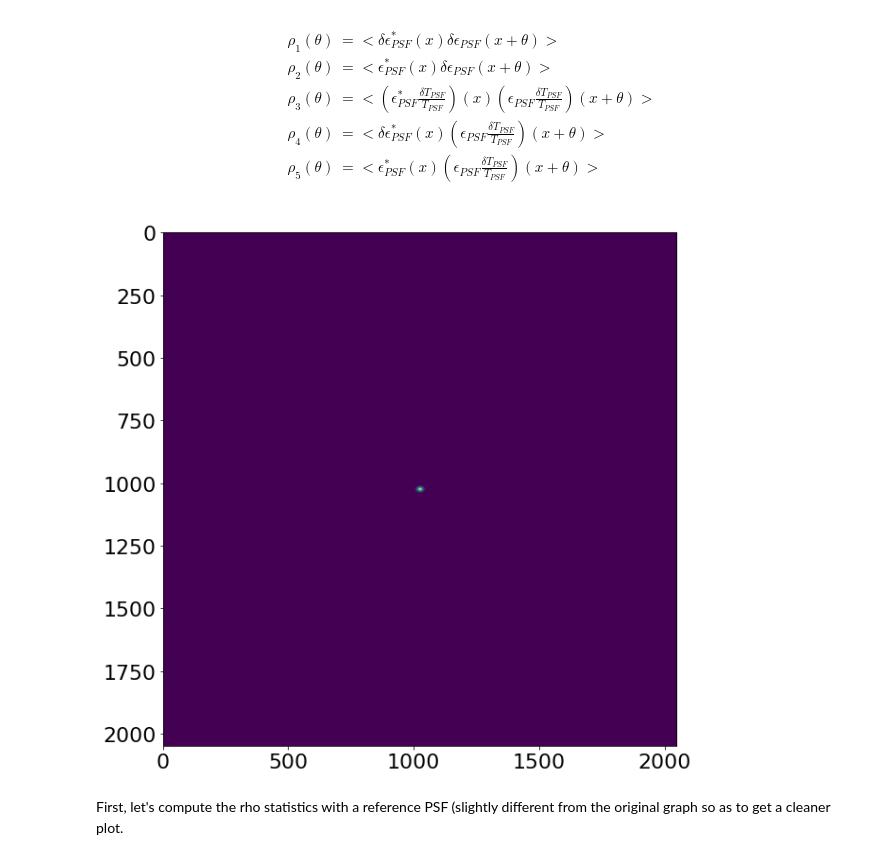
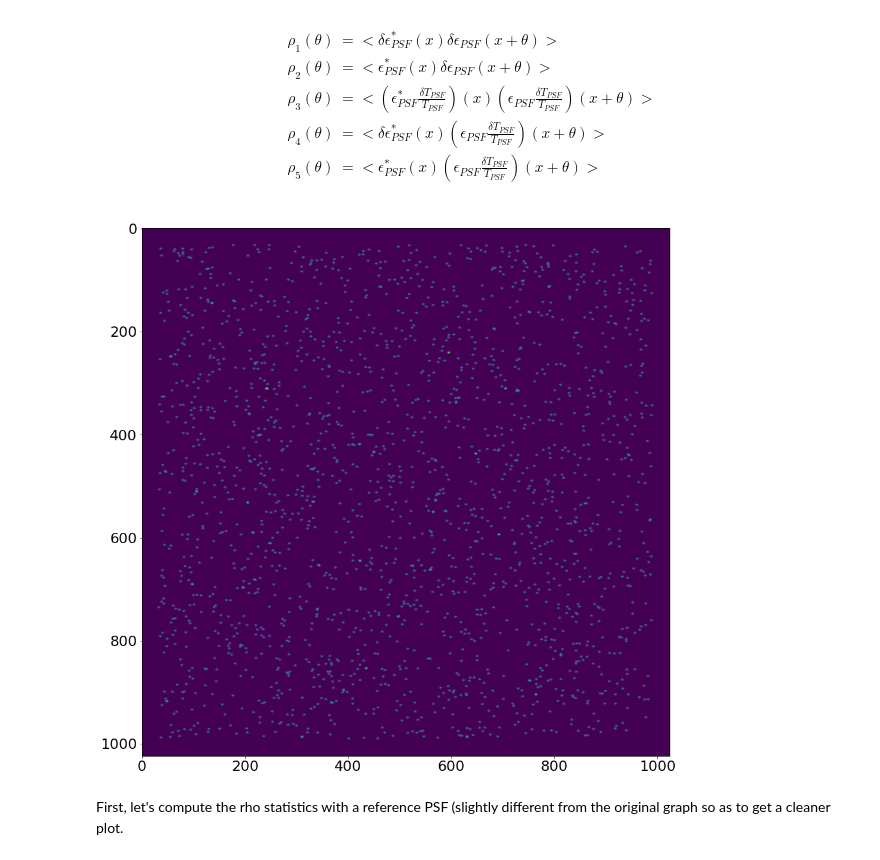
Before and after one commit to CosmoStat/Shear-and-PSF-Reading-Group, a Jupyter notebook: shearbook/psf/rho-statistics.ipynb, the cells around one changed output. Saved outputs shown, nothing was run; the diff lists cells and outputs as text; code cells hidden in the pictures.

Commit message:
Fix stars not drawn correctly

```diff
--- a/shearbook/psf/rho-statistics.ipynb
+++ b/shearbook/psf/rho-statistics.ipynb
@@ -105,18 +105,20 @@ import piff
 import matplotlib.pyplot as plt
 plt.rcParams.update({'font.size': 22})
 
-def setup(sigma = 1.3,g1 = 0.15,g2 = 0,du = 0,dv = 0,flux = 123.45,stamp_size=2048,n_stars=5000):
+def setup(sigma = 1.3,g1 = 0.15,g2 = 0,du = 0,dv = 0,flux = 123.45,stamp_size=2048,n_stars=5000,point_array=None,plot=False):
     """Build an input image and catalog used by a few tests below.
     """
-    wcs = galsim.TanWCS(
-            #galsim.AffineTransform(0.2, 0.05, -0.08, -0.24, galsim.PositionD(1024,1024)),
-            galsim.AffineTransform(0.2, 0., 0., 0.2, galsim.PositionD(stamp_size,stamp_size)),
-            galsim.CelestialCoord(5 * galsim.arcmin, -25 * galsim.degrees)
-            )
+    #wcs = galsim.TanWCS(
+    #        #galsim.AffineTransform(0.2, 0.05, -0.08, -0.24, galsim.PositionD(1024,1024)),
+    #        galsim.AffineTransform(1, 0., 0., 1, galsim.PositionD(stamp_size,stamp_size)),
+    #        galsim.CelestialCoord(5 * galsim.arcmin, -25 * galsim.degrees)
+    #        )
+    wcs = galsim.PixelScale(1.0)
     image = galsim.Image(stamp_size, stamp_size, wcs=wcs)
 
     # Where to put the stars.
-    point_array = np.round(np.random.uniform(33,stamp_size-33,size=(n_stars,2)),2)
+    if point_array is None:
+        point_array = np.round(np.random.uniform(33,stamp_size-33,size=(n_stars,2)),2)
 
     x_list = point_array[:,0]
     y_list = point_array[:,1]
@@ -127,12 +129,13 @@ def setup(sigma = 1.3,g1 = 0.15,g2 = 0,du = 0,dv = 0,flux = 123.45,stamp_size=20
         image2 = galsim.Image(stamp_size, stamp_size, wcs=wcs)
         bounds = galsim.BoundsI(int(x-31), int(x+32), int(y-31), int(y+32))
         offset = galsim.PositionD(x-int(x)-0.5, y-int(y)-0.5)
-        psf.drawImage(image=image2, method='no_pixel', offset=offset)
+        psf.drawImage(image=image2[bounds], method='no_pixel', offset=offset)
         image += image2
-    image.addNoise(galsim.GaussianNoise(rng=galsim.BaseDeviate(1234), sigma=1e-6))
-    plt.figure(figsize=(10,10))
-    plt.imshow(image.array)
-    plt.show()
+    #image.addNoise(galsim.GaussianNoise(rng=galsim.BaseDeviate(1234), sigma=1e-6))
+    if plot:
+        plt.figure(figsize=(15,15))
+        plt.imshow(image.array)
+        plt.show()
     # Write out the image to a file
     image_file = os.path.join('output','test_stats_image.fits')
     image.write(image_file)
@@ -145,9 +148,12 @@ def setup(sigma = 1.3,g1 = 0.15,g2 = 0,du = 0,dv = 0,flux = 123.45,stamp_size=20
     cat_file = os.path.join('output','test_stats_cat.fits')
     fitsio.write(cat_file, data, clobber=True)
 # %%
-setup()
+stamp_size = 1024
+n_stars = 2000
+point_array = np.round(np.random.uniform(33,stamp_size-33,size=(n_stars,2)),2)
+setup(stamp_size=stamp_size,n_stars=n_stars,point_array=point_array,plot=True)
 # %% [output]
-[figure, old version]
+[figure, new version]
 # %%
 logger = piff.config.setup_logger(verbose=2)
 image_file = os.path.join('output','test_stats_image.fits')
```
Also changed, not shown: parts of 5 cells of this notebook.
